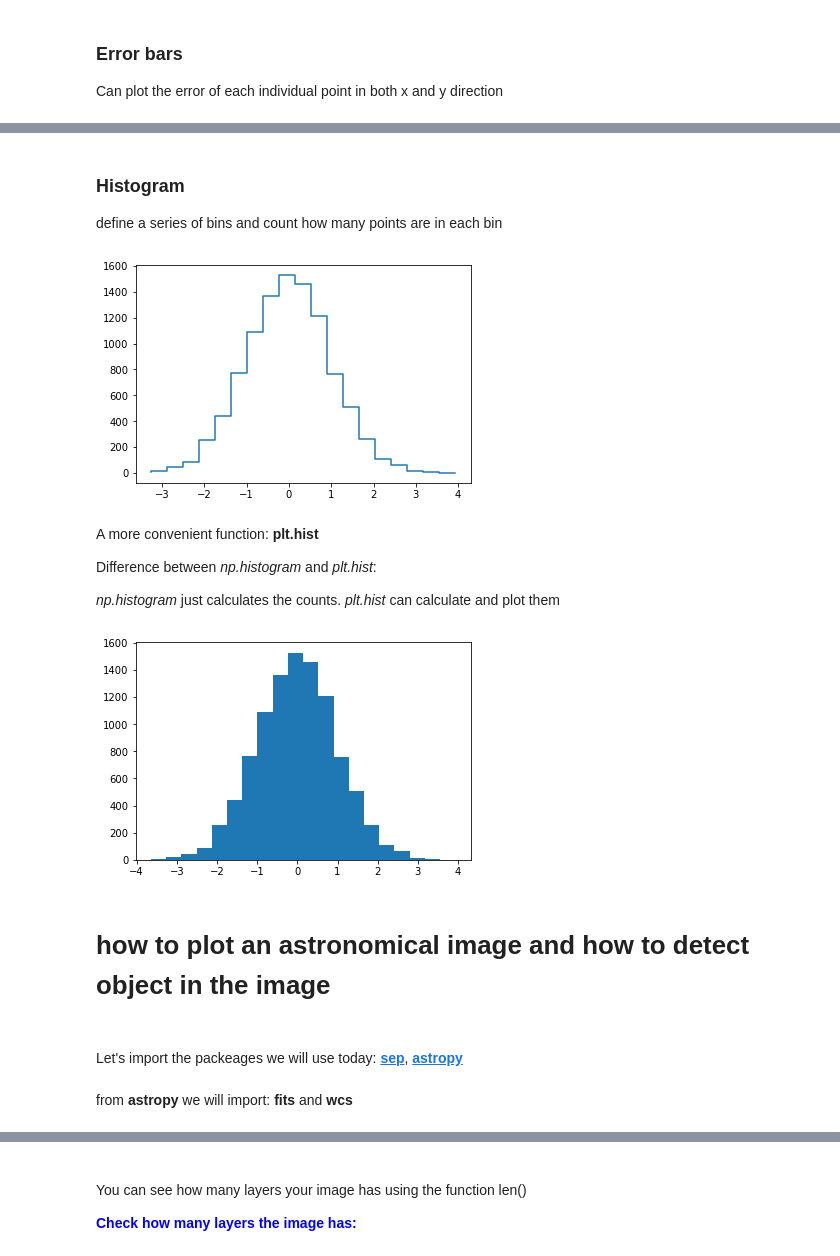
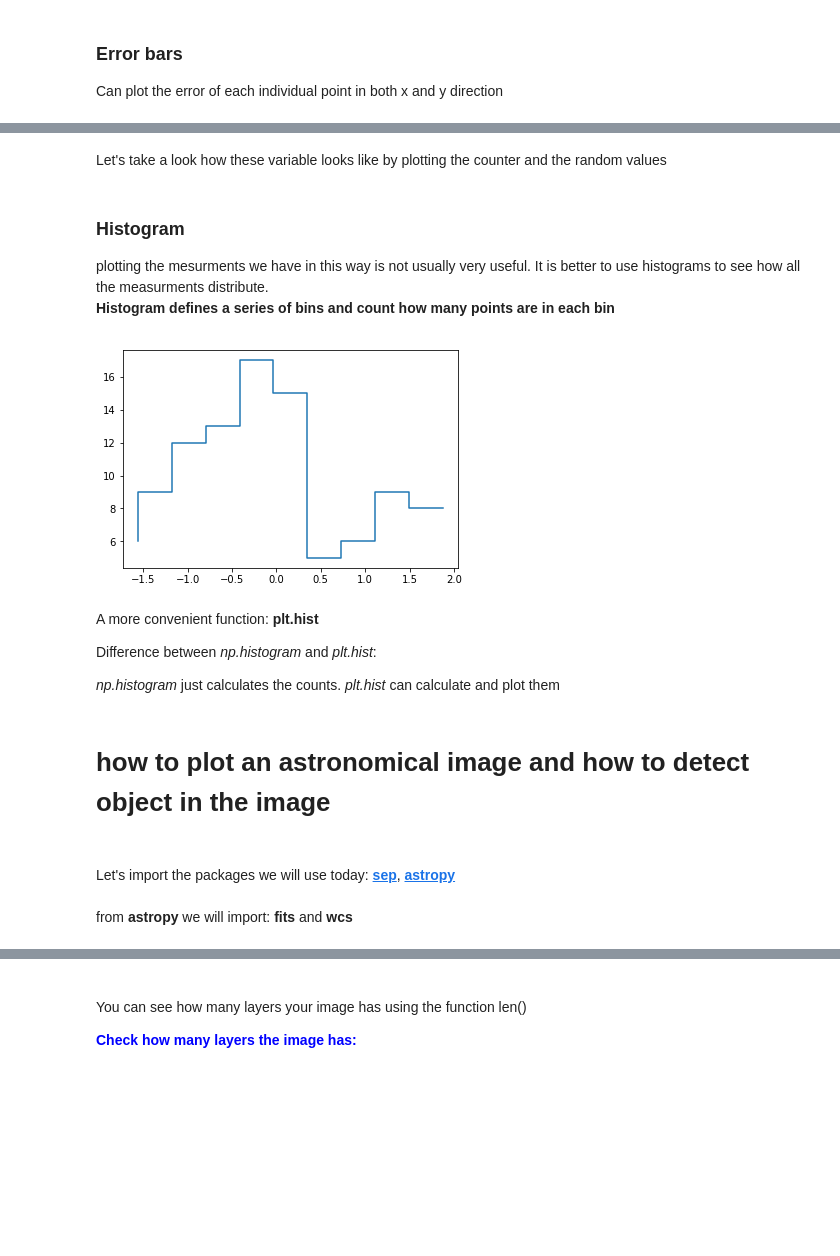
Before and after one commit to svalenti/DLT40PimaSchool.github.io, a Jupyter notebook: notebook/lecture4/lecture4_PIMA_Yize.ipynb, the cells around one changed output, grey strips where cells are left out. Saved outputs shown, nothing was run; the diff lists cells and outputs as text; code cells hidden in the pictures; blank space fills up the shorter version.

```diff
--- a/notebook/lecture4/lecture4_PIMA_Yize.ipynb
+++ b/notebook/lecture4/lecture4_PIMA_Yize.ipynb
@@ -85,0 +111,6 @@ ax[2].errorbar(x, y, xerr=xerr, yerr=yerr, capsize=0, ecolor='gray', fmt='none')
+# %%
+#Example:
+random_values = np.random.normal(size=100)
+counter = np.arange(0, len(random_values))
+print(len(random_values))
+print(len(counter))
@@ -85,0 +126,2 @@ ax[2].errorbar(x, y, xerr=xerr, yerr=yerr, capsize=0, ecolor='gray', fmt='none')
+# %% [markdown]
+Let's take a look how these variable looks like by plotting the counter and the random values
@@ -86,15 +133,14 @@ ax[2].errorbar(x, y, xerr=xerr, yerr=yerr, capsize=0, ecolor='gray', fmt='none')
 # %% [markdown]
 ### Histogram
-define a series of bins and count how many points are in each bin
+plotting the mesurments we have in this way is not usually very useful. It is better to use histograms to see how all the measurments distribute. <br>
+**Histogram defines a series of bins and count how many points are in each bin**
 # %%
-#Example:
-x = np.random.normal(size=10000)
 fig, ax = plt.subplots()
-h, bins = np.histogram(x, bins=20)
+h, bins = np.histogram(random_values, bins=10)
 ax.plot(bins[1:], h,  linestyle='-', drawstyle ='steps-pre')
 plt.draw()
 # %% [output]
-[figure, old version]
+[figure, new version]
 # %% [markdown]
 A more convenient function: **plt.hist**
 
@@ -102,13 +148,11 @@ Difference between *np.histogram* and *plt.hist*:
 
 *np.histogram* just calculates the counts. *plt.hist* can calculate and plot them
 # %%
-hist = plt.hist(x, bins=20)
+hist = plt.hist(random_values, bins=10)
-# %% [output]
-[figure, removed]
 # %% [markdown]
 # how to plot an astronomical image and how to detect object in the image
 # %% [markdown]
-<br> Let's import the packeages we will use today: **[sep](https://sep.readthedocs.io/en/v1.1.x/)**, **[astropy](https://docs.astropy.org/en/stable/index.html)**
+<br> Let's import the packages we will use today: **[sep](https://sep.readthedocs.io/en/v1.1.x/)**, **[astropy](https://docs.astropy.org/en/stable/index.html)**
 <br> from **astropy** we will import: **fits** and **wcs**
 # %%
 from astropy.io import fits
```
Also changed, not shown: parts of 27 cells of this notebook.
